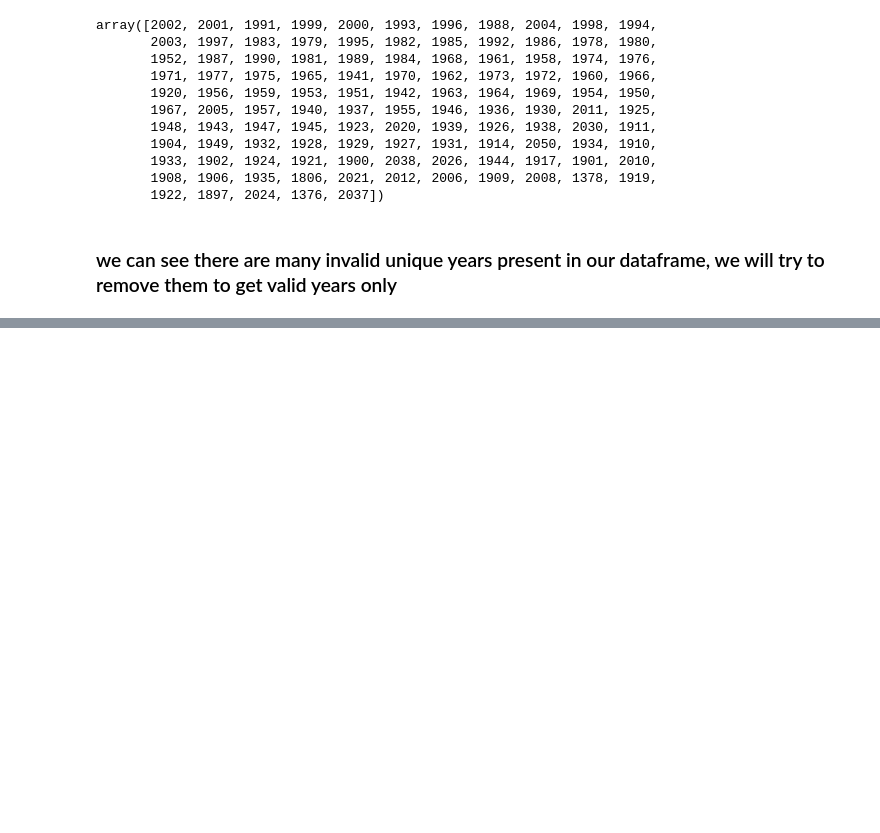
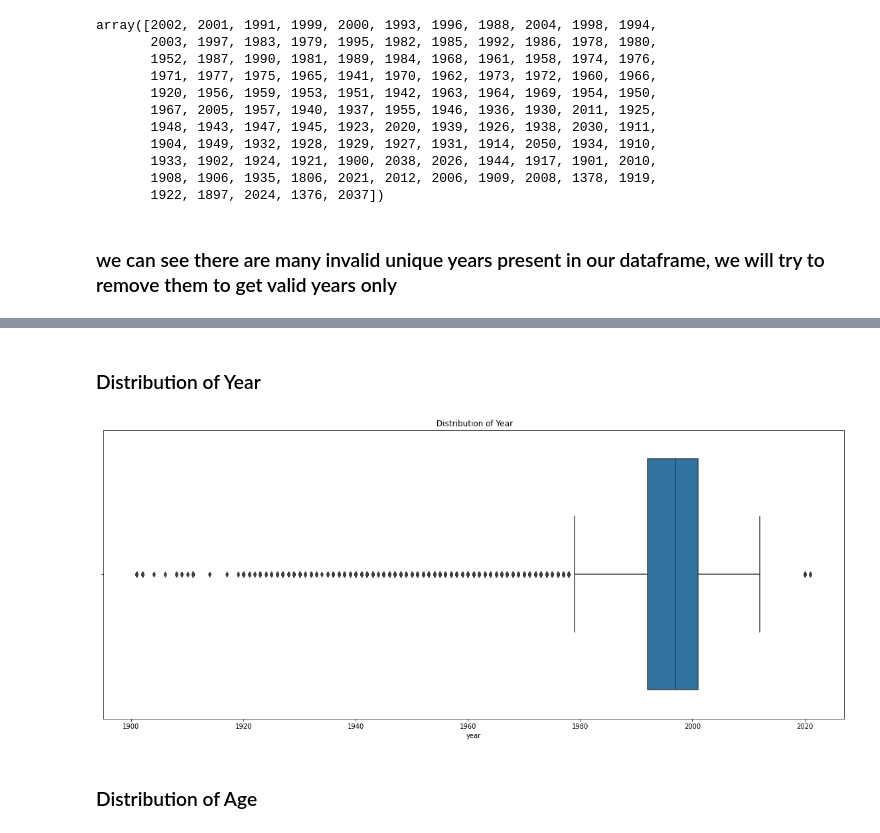
Before and after one commit to MANISH-KUMAR-CODES/Book-Recommendtion-System, a Jupyter notebook: Book_Recommendtion_System.ipynb, the cells around one changed output, grey strips where cells are left out. Drawn from its saved outputs; the diff is of its cells as text; code cells hidden in the pictures; blank space fills up the shorter version.

```diff
--- a/Book_Recommendtion_System.ipynb
+++ b/Book_Recommendtion_System.ipynb
@@ -387,0 +432,3 @@ books_df
+# %%
+#converting user-id into object type
+ratings_df['User-ID']=ratings_df['User-ID'].astype(object)
@@ -387,0 +451,6 @@ books_df
+# %%
+#merging all dataframes
+df = pd.merge(ratings_df , books_df, on='ISBN', how='inner')
+df = pd.merge(user_df,df, on='User-ID', how='inner')
+#checking first few rows
+df.head()
@@ -387,0 +512,4 @@ books_df
+# %%
+# dropping null values
+df=df.dropna()
+df.isnull().sum()
@@ -387,0 +532,13 @@ books_df
+# %% [markdown]
+### Distribution of Year
+# %%
+# plotting Box plot
+plt.figure(figsize = (20,8))
+sns.boxplot(df['Year-Of-Publication'],data = df)
+plt.title(' Distribution of Year')
+plt.xlabel('year')
+plt.show();
+# %% [output]
+[figure, added]
+# %% [markdown]
+### Distribution of Age
```
Also changed, not shown: parts of 14 cells of this notebook.
